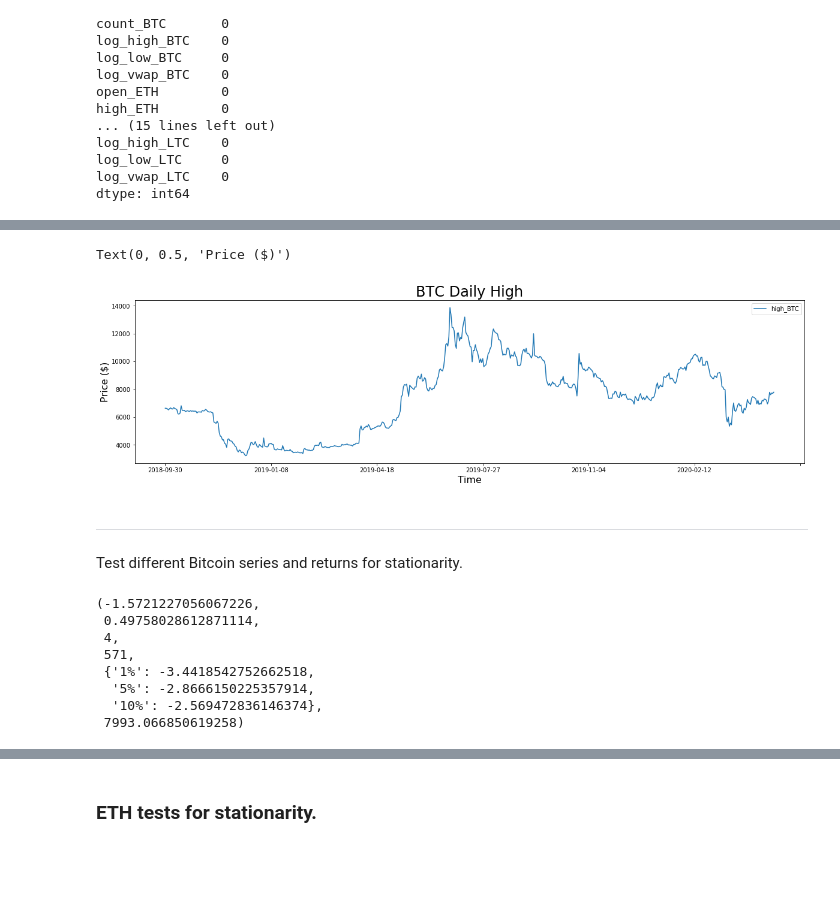
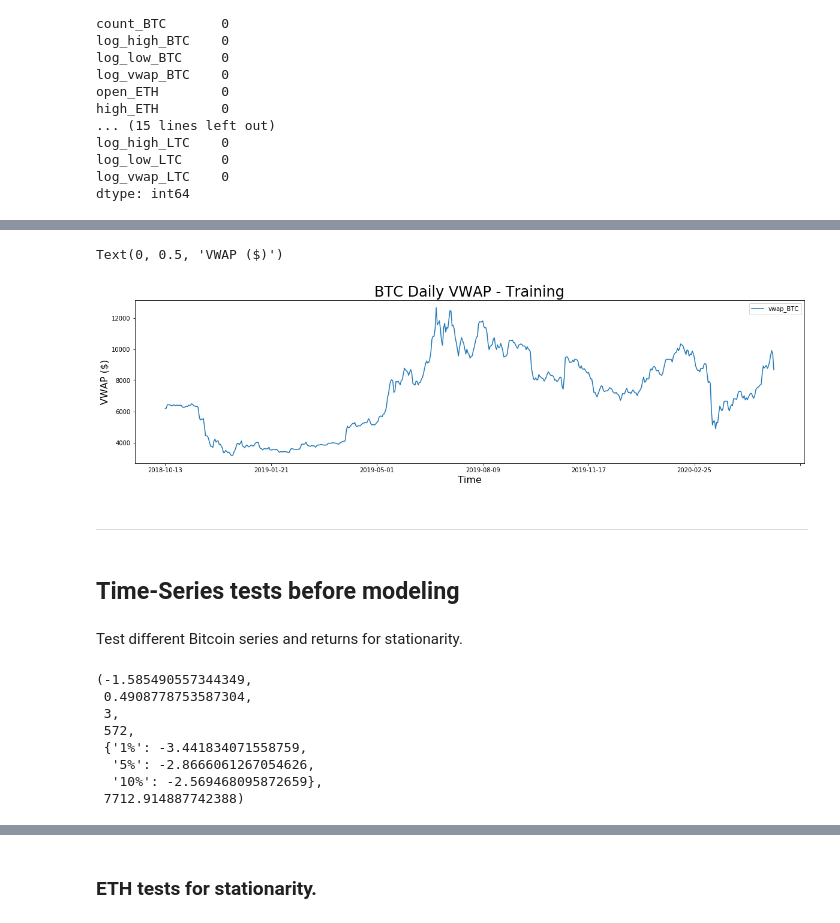
Before and after one commit to hank-butler/Third-Capstone, a Jupyter notebook: Third_Capstone_Modeling.ipynb, the cells around one changed output, grey strips where cells are left out. Cells and saved outputs as stored; diff of their text form; code cells hidden in the pictures; blank space fills up the shorter version.

Commit message:
Ran ADFuller tests, started a few models with auto_arima

```diff
--- a/Third_Capstone_Modeling.ipynb
+++ b/Third_Capstone_Modeling.ipynb
@@ -9,9 +9,9 @@ import datetime
 # %%
 df_raw = pd.read_csv('crypto_prices.csv')
 # %%
-df_raw.set_index("dtime", inplace = True)
-df_raw = df_raw.reindex(index=df_raw.index[::-1])
-df_raw = df_raw.drop(columns = ['time'])
+#df_raw.set_index("dtime", inplace = True)
+#df_raw = df_raw.reindex(index=df_raw.index[::-1])
+#df_raw = df_raw.drop(columns = ['time'])
 # %%
 df_raw.head()
 # %% [output]
@@ -59,3 +63,13 @@ dtype: int64
+# %%
+# Creating daily returns columns for daily VWAP return
+df_copy['BTC_daily_return'] = df_copy['vwap_BTC'].pct_change()
+df_copy['ETH_daily_return'] = df_copy['vwap_ETH'].pct_change()
+df_copy['LTC_daily_return'] = df_copy['vwap_LTC'].pct_change()
+# %%
+# Doing a log transformation of daily returns column for daily VWAP return
+df_copy['BTC_log_vwap_return'] = df_copy['log_vwap_BTC'].pct_change()
+df_copy['ETH_log_vwap_return'] = df_copy['log_vwap_ETH'].pct_change()
+df_copy['LTC_log_vwap_return'] = df_copy['log_vwap_LTC'].pct_change()
 # %%
 # Creating a test split
 # Talk to Blake about this.
@@ -103,13 +121,15 @@ df_test.plot(y=['high_BTC'])
 # %%
-df.plot(y=['high_BTC'], figsize=(20, 5))
-plt.title("BTC Daily High", size = 24)
+df.plot(y=['vwap_BTC'], figsize=(20, 5))
+plt.title("BTC Daily VWAP - Training", size = 24)
 plt.xlabel("Time", size = 16)
-plt.ylabel("Price ($)", size = 16)
+plt.ylabel("VWAP ($)", size = 16)
 # %% [output]
-Text(0, 0.5, 'Price ($)')
+Text(0, 0.5, 'VWAP ($)')
-[figure, old version]
+[figure, new version]
 # %% [markdown]
 ---
+# %% [markdown]
+## Time-Series tests before modeling
 # %%
 import pandas as pd
 import numpy as np
@@ -122,14 +142,14 @@ sns.set()
 # %% [markdown]
 Test different Bitcoin series and returns for stationarity.
 # %%
-sts.adfuller(df['high_BTC'])
+sts.adfuller(df['vwap_BTC'])
 # %% [output]
-(-1.5721227056067226,
- 0.49758028612871114,
- 4,
- 571,
- {'1%': -3.4418542752662518,
-  '5%': -2.8666150225357914,
-  '10%': -2.569472836146374},
- 7993.066850619258)
+(-1.585490557344349,
+ 0.4908778753587304,
+ 3,
+ 572,
+ {'1%': -3.441834071558759,
+  '5%': -2.8666061267054626,
+  '10%': -2.569468095872659},
+ 7712.914887742388)
 # %%
```
Also changed, not shown: parts of 56 cells of this notebook.
